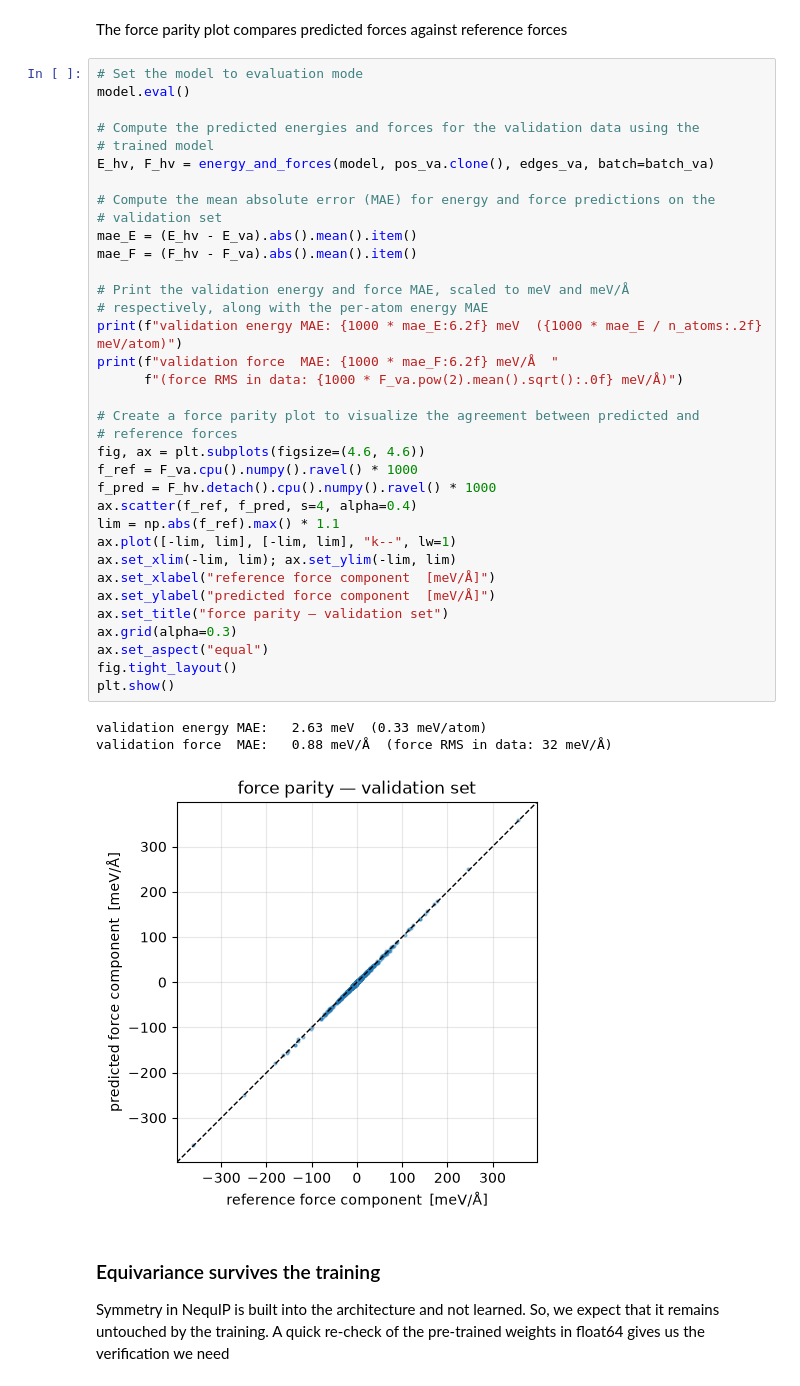
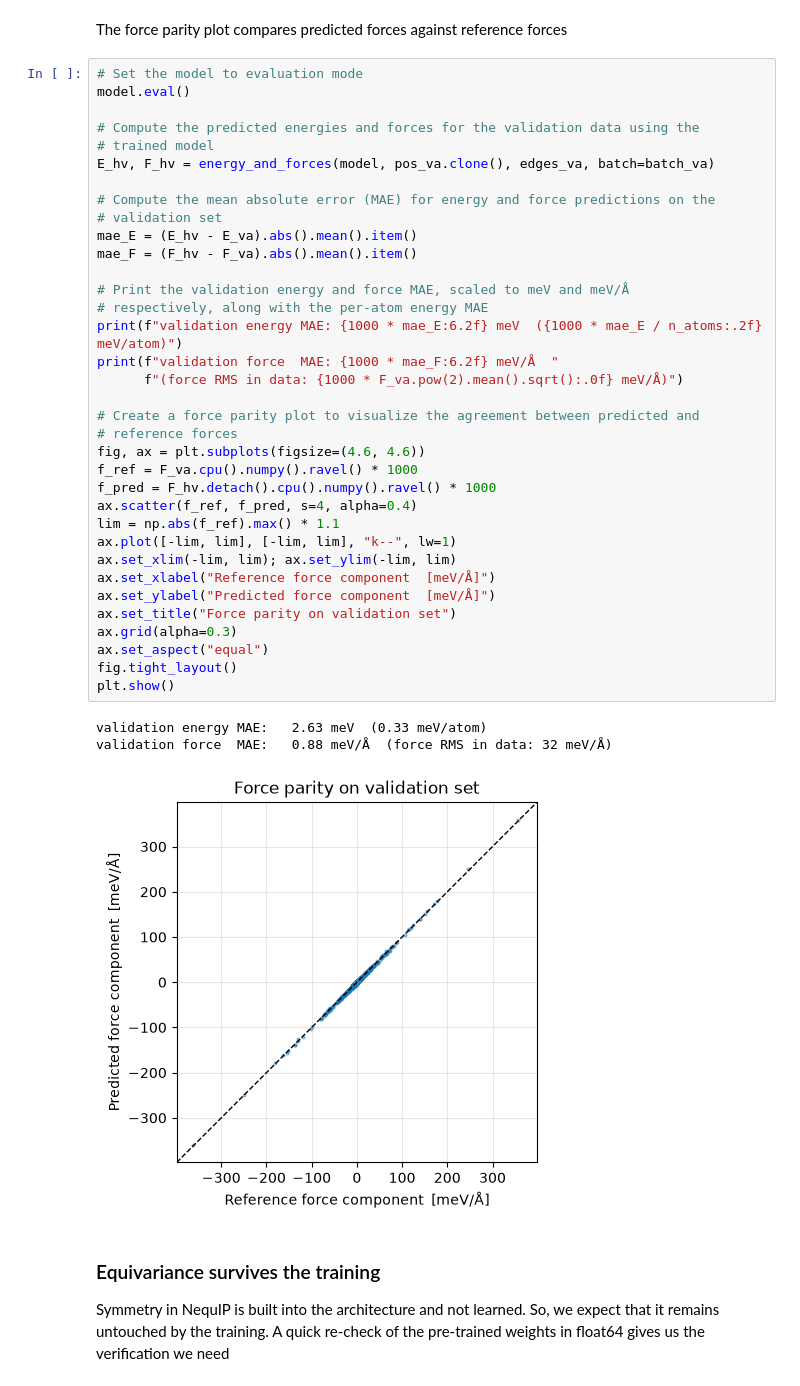
Before and after one commit to molssi-ai/e3nn-course, a Jupyter notebook: notebooks/08c_nequip_training.ipynb, the cells around one changed output. Drawn from its saved outputs; the diff is of its cells as text.

```diff
--- a/notebooks/08c_nequip_training.ipynb
+++ b/notebooks/08c_nequip_training.ipynb
@@ -268,37 +269,37 @@ model.eval()
 # trained model
 E_hv, F_hv = energy_and_forces(model, pos_va.clone(), edges_va, batch=batch_va)
 
 # Compute the mean absolute error (MAE) for energy and force predictions on the
 # validation set
 mae_E = (E_hv - E_va).abs().mean().item()
 mae_F = (F_hv - F_va).abs().mean().item()
 
 # Print the validation energy and force MAE, scaled to meV and meV/Å
 # respectively, along with the per-atom energy MAE
 print(f"validation energy MAE: {1000 * mae_E:6.2f} meV  ({1000 * mae_E / n_atoms:.2f} meV/atom)")
 print(f"validation force  MAE: {1000 * mae_F:6.2f} meV/Å  "
       f"(force RMS in data: {1000 * F_va.pow(2).mean().sqrt():.0f} meV/Å)")
 
 # Create a force parity plot to visualize the agreement between predicted and
 # reference forces
 fig, ax = plt.subplots(figsize=(4.6, 4.6))
 f_ref = F_va.cpu().numpy().ravel() * 1000
 f_pred = F_hv.detach().cpu().numpy().ravel() * 1000
 ax.scatter(f_ref, f_pred, s=4, alpha=0.4)
 lim = np.abs(f_ref).max() * 1.1
 ax.plot([-lim, lim], [-lim, lim], "k--", lw=1)
 ax.set_xlim(-lim, lim); ax.set_ylim(-lim, lim)
-ax.set_xlabel("reference force component  [meV/Å]")
-ax.set_ylabel("predicted force component  [meV/Å]")
-ax.set_title("force parity — validation set")
+ax.set_xlabel("Reference force component  [meV/Å]")
+ax.set_ylabel("Predicted force component  [meV/Å]")
+ax.set_title("Force parity on validation set")
 ax.grid(alpha=0.3)
 ax.set_aspect("equal")
 fig.tight_layout()
 plt.show()
 # %% [output]
 validation energy MAE:   2.63 meV  (0.33 meV/atom)
 validation force  MAE:   0.88 meV/Å  (force RMS in data: 32 meV/Å)
-[figure, old version]
+[figure, new version]
 # %% [markdown]
 ### Equivariance survives the training
 
```
Also changed, not shown: parts of 19 cells of this notebook, 3 other files.
